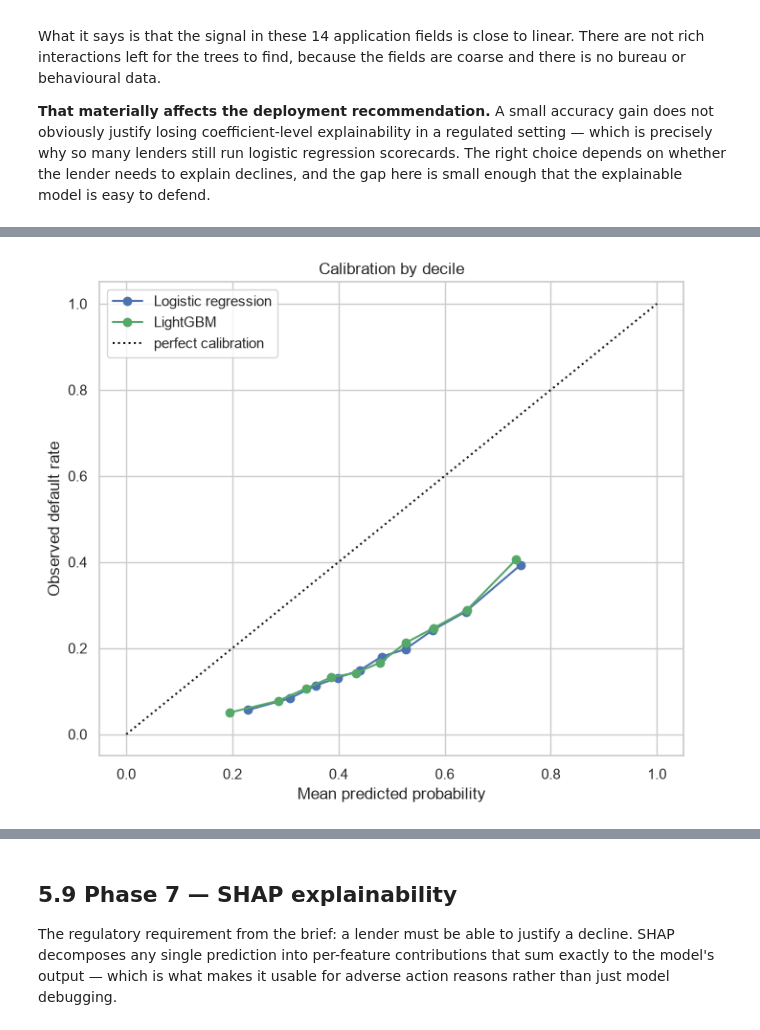
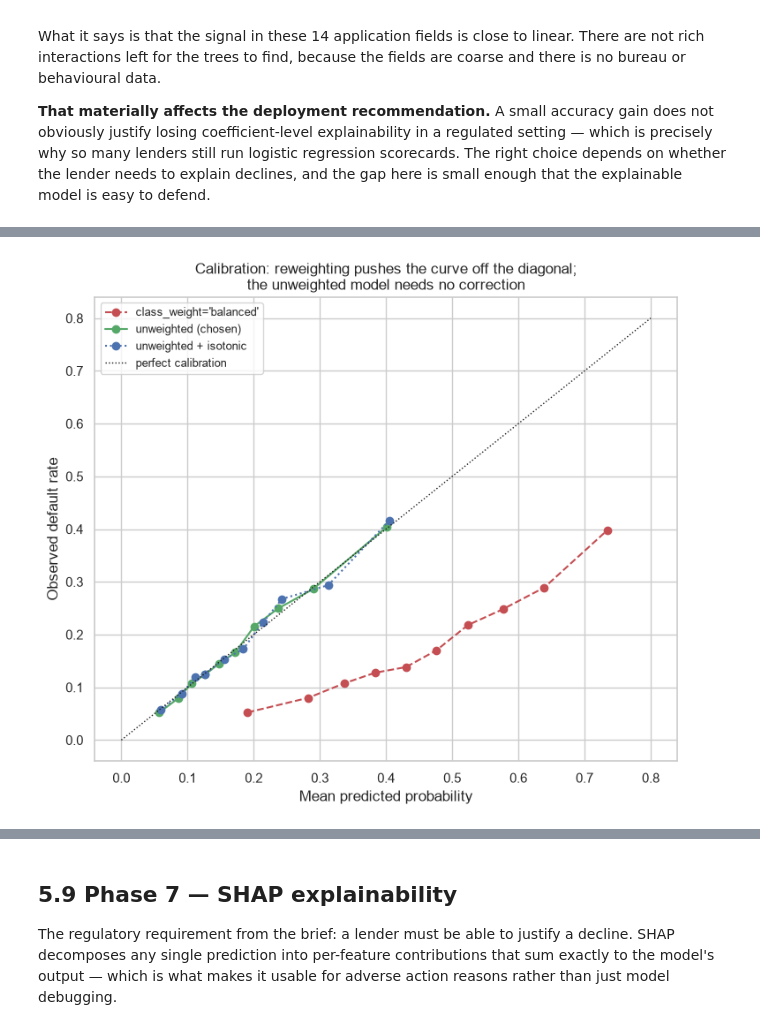
Before and after one commit to meghajoshi-ds/credit-risk-scorecard, a Jupyter notebook: notebooks/04_modelling.ipynb, the cells around one changed output, grey strips where cells are left out. Saved outputs shown, nothing was run; the diff lists cells and outputs as text; code cells hidden in the pictures.

```diff
--- a/notebooks/04_modelling.ipynb
+++ b/notebooks/04_modelling.ipynb
@@ -368,8 +396,7 @@ leaky_prep = ColumnTransformer([
 ])
 logreg_leaky = Pipeline([
     ("prep", leaky_prep),
-    ("clf", LogisticRegression(max_iter=2000, class_weight="balanced",
-                               random_state=RANDOM_STATE)),
+    ("clf", LogisticRegression(max_iter=2000, random_state=RANDOM_STATE)),
 ])
 logreg_leaky.fit(X_train, y_train)
 p_lr_leaky = logreg_leaky.predict_proba(X_test)[:, 1]
@@ -532,0 +566,11 @@ Ranking is not enough for Phase 8. If the model says 20%, roughly 20 out of
+# %%
+lgbm_weighted = lgb.LGBMClassifier(
+    n_estimators=600, learning_rate=0.05, num_leaves=31, min_child_samples=100,
+    subsample=0.8, subsample_freq=1, colsample_bytree=0.8, reg_lambda=1.0,
+    class_weight="balanced", random_state=RANDOM_STATE, n_jobs=-1, verbose=-1,
+)
+lgbm_weighted.fit(
+    X_train_t, y_train, eval_set=[(X_val_t, y_val)], eval_metric="auc",
+    callbacks=[lgb.early_stopping(50, verbose=False), lgb.log_evaluation(0)],
+)
+p_weighted = lgbm_weighted.predict_proba(X_test_t)[:, 1]
@@ -532,0 +582,10 @@ Ranking is not enough for Phase 8. If the model says 20%, roughly 20 out of
+# %%
+from sklearn.calibration import CalibratedClassifierCV
+from sklearn.frozen import FrozenEstimator
+
+# FrozenEstimator wraps the already-trained model so calibration learns only
+# the probability mapping and does not refit the underlying trees.
+calibrated = CalibratedClassifierCV(
+    FrozenEstimator(lgbm), method="isotonic"
+).fit(X_val_t, y_val)
+p_lgb_cal = calibrated.predict_proba(X_test_t)[:, 1]
@@ -533,16 +632,20 @@ Ranking is not enough for Phase 8. If the model says 20%, roughly 20 out of
 # %%
-fig, ax = plt.subplots(figsize=(7, 6))
-for name, p, color in [("Logistic regression", p_lr, "#4C72B0"), ("LightGBM", p_lgb, "#55A868")]:
-    bins = pd.qcut(p, 10, duplicates="drop")
-    grp = pd.DataFrame({"p": p, "y": y_test.values, "bin": bins}).groupby("bin", observed=True)
-    ax.plot(grp.p.mean(), grp.y.mean(), marker="o", label=name, color=color)
-ax.plot([0, 1], [0, 1], "k:", label="perfect calibration")
+fig, ax = plt.subplots(figsize=(7.5, 6.5))
+for name, prob, color, style in [
+    ("class_weight='balanced'", p_weighted, "#C44E52", "--"),
+    ("unweighted (chosen)", p_lgb, "#55A868", "-"),
+    ("unweighted + isotonic", p_lgb_cal, "#4C72B0", ":"),
+]:
+    bins = pd.qcut(prob, 10, duplicates="drop")
+    grp = pd.DataFrame({"p": prob, "y": y_test.values, "bin": bins}).groupby("bin", observed=True)
+    ax.plot(grp.p.mean(), grp.y.mean(), marker="o", label=name, color=color, linestyle=style)
+ax.plot([0, 0.8], [0, 0.8], "k:", linewidth=1, label="perfect calibration")
 ax.set_xlabel("Mean predicted probability")
 ax.set_ylabel("Observed default rate")
-ax.set_title("Calibration by decile")
-ax.legend()
+ax.set_title("Calibration: reweighting pushes the curve off the diagonal;\nthe unweighted model needs no correction")
+ax.legend(fontsize=9)
 plt.tight_layout()
 plt.savefig(FIGS / "04_calibration.png", dpi=140)
 plt.show()
 # %% [output]
-[figure, old version]
+[figure, new version]
```
Also changed, not shown: parts of 32 cells of this notebook, 18 other files.
